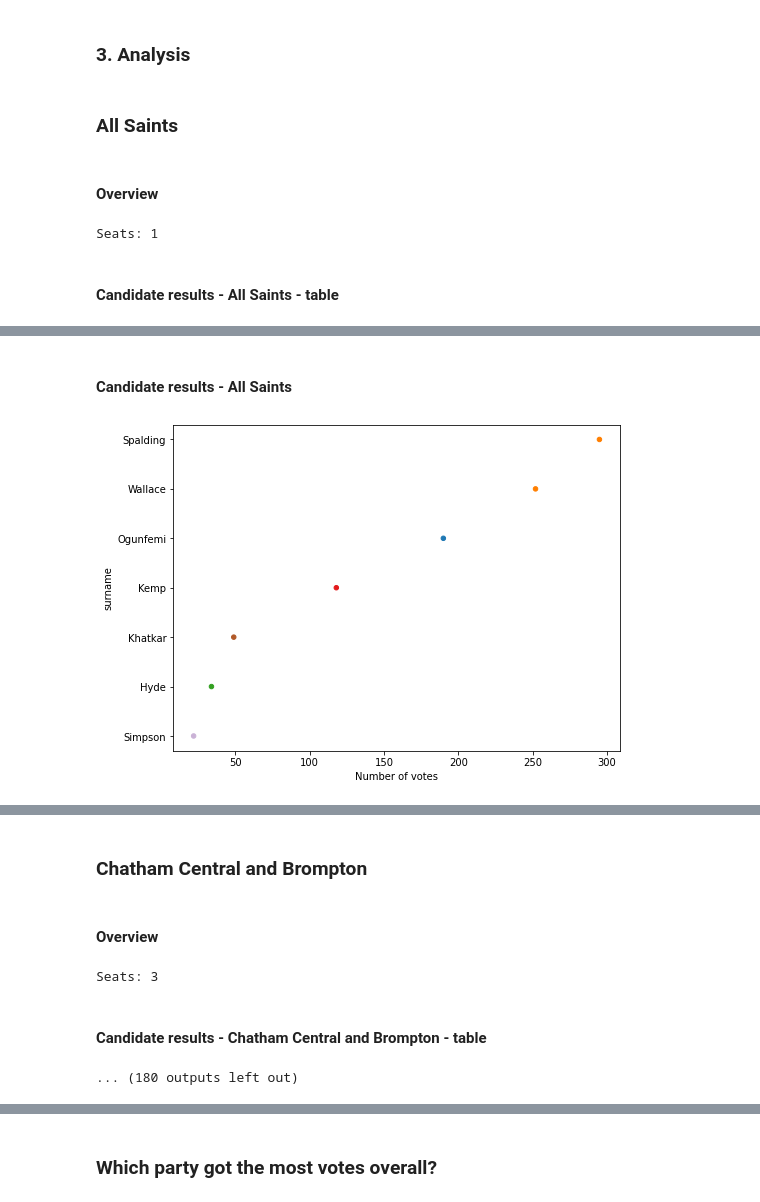
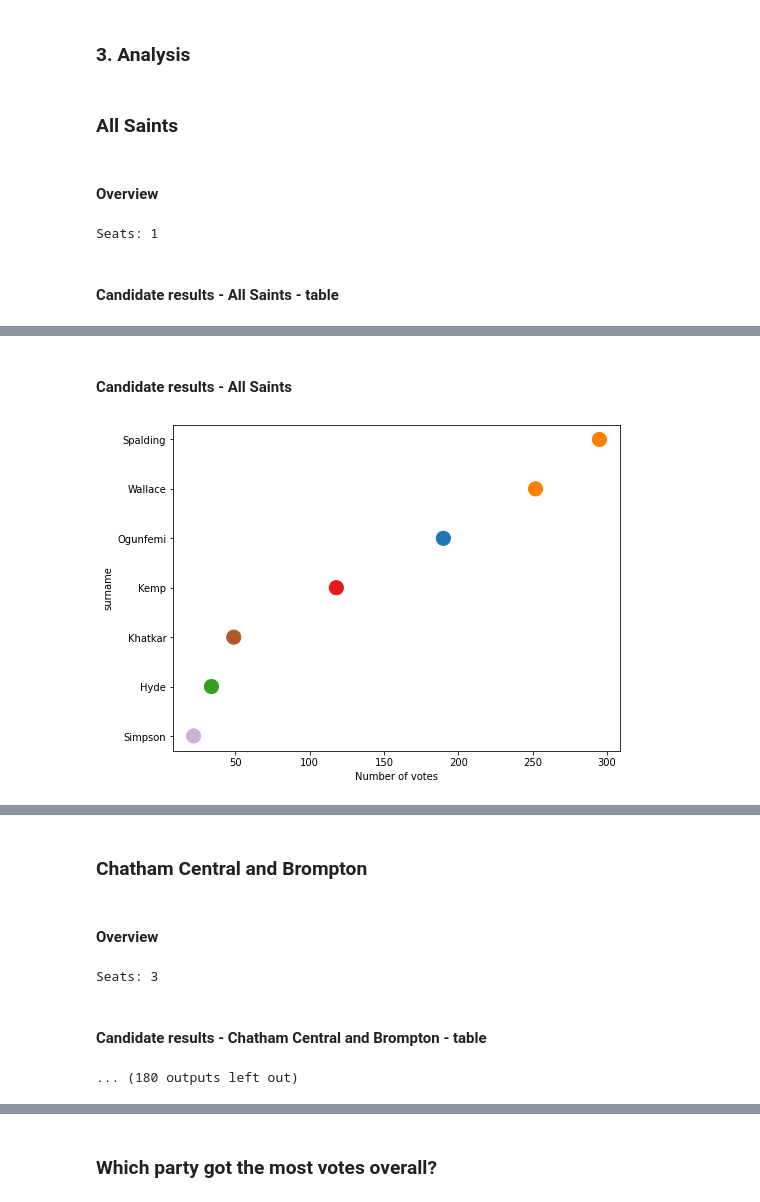
Before and after one commit to quinnphil/medway-local-elections-2023, a Jupyter notebook: Medway - Local Election Results.ipynb, the cells around one changed output, grey strips where cells are left out. Drawn from its saved outputs; the diff is of its cells as text; code cells hidden in the pictures.

```diff
--- a/Medway - Local Election Results.ipynb
+++ b/Medway - Local Election Results.ipynb
@@ -323,41 +323,46 @@ Wayfield and Weeds Wood: Processing
 def plot_ward(df):
     (
         df
-        .plot(kind='scatter', y='surname', x='Number of votes', figsize=(8,6), c=df['party'].map(map_colors))
+        .plot(kind='scatter',
+              y='surname',
+              x='Number of votes',
+              figsize=(8,6),
+              s=200,
+              c=df['party'].map(map_colors))
     )
     plt.gca().invert_yaxis()
     plt.show()
 
     return df
 
 for ward in df_results['ward'].unique():
     display(HTML(f'<h3>{ward}</h3>'))
 
     display(HTML(f'<h4>Overview</h4>'))
     print(f'Seats: {ward_seats.get(ward)}')
 
     display(HTML(f'<h4>Candidate results - {ward} - table</h4>'))
     df = df_results[df_results['ward'] == ward].sort_values(by='Number of votes', ascending=False)
     display(df)
     display(HTML(f'<h4>Candidate results - {ward}</h4>'))
     plot_ward(df)
 
     display(HTML(f'<hr/>'))
 # %% [output]
 All Saints
 Overview
 Seats: 1
 Candidate results - All Saints - table
 |  | Surname | Other names | Description | Number of votes | ward | ward_result_url | common_name | surname | ... |
 | 5 | Spalding | Christopher Stuart (commonly know... | Independent | 295 | All Saints | https://www.medway.gov.uk/info/20... | Chris Spalding | Spalding | ... |
 | 6 | Wallace | Julie | Independent | 252 | All Saints | https://www.medway.gov.uk/info/20... | Julie | Wallace | ... |
 | 3 | Ogunfemi | Habeeb Adeyemi (commonly known as... | Local Conservatives | 190 | All Saints | https://www.medway.gov.uk/info/20... | Harold Ogunfemi | Ogunfemi | ... |
 | 1 | Kemp | Kier Dorran | Labour Party | 118 | All Saints | https://www.medway.gov.uk/info/20... | Kier Dorran | Kemp | ... |
 | 2 | Khatkar | Harjinder Singh (commonly known a... | Reform UK | 49 | All Saints | https://www.medway.gov.uk/info/20... | Bill Khatkar | Khatkar | ... |
 | 0 | Hyde | Bernard Edward | Green Party | 34 | All Saints | https://www.medway.gov.uk/info/20... | Bernard Edward | Hyde | ... |
 | 4 | Simpson | Elizabeth Ann | Liberal Democrats | 22 | All Saints | https://www.medway.gov.uk/info/20... | Elizabeth Ann | Simpson | ... |
 Candidate results - All Saints
-[figure, old version]
+[figure, new version]
 [interactive output not drawn]
 Chatham Central and Brompton
 Overview
```
Also changed, not shown: parts of 4 cells of this notebook, 3 other files.
